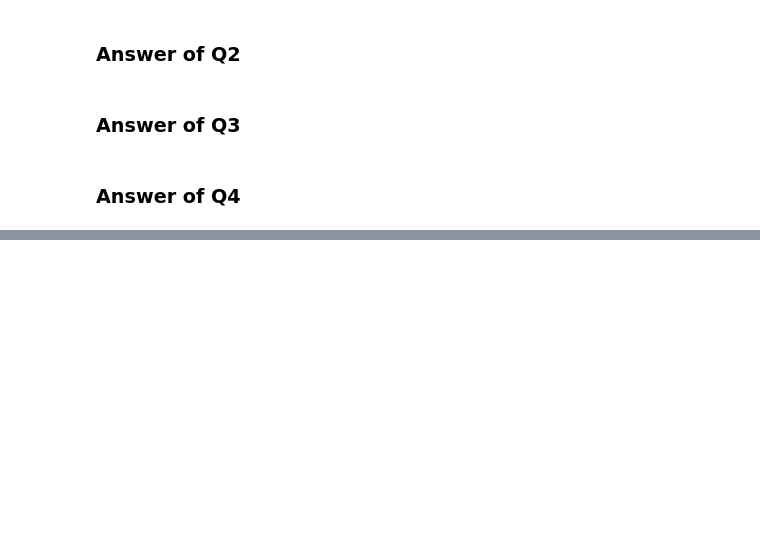
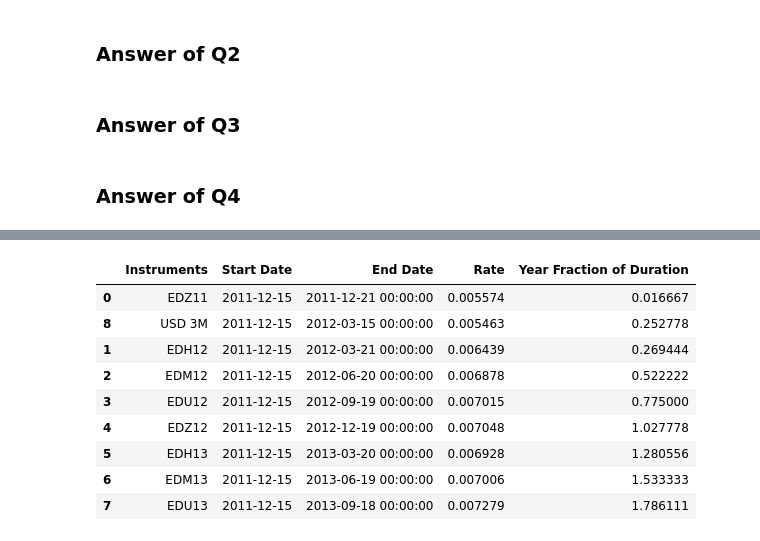
Before and after one commit to vivekfe/MTH9878_Interest_Rate_Model, a Jupyter notebook: HW1/MTH9878_HW1_Groupx.ipynb, the cells around one changed output, grey strips where cells are left out. Cells and saved outputs as stored; diff of their text form; code cells hidden in the pictures; blank space fills up the shorter version.

```diff
--- a/HW1/MTH9878_HW1_Groupx.ipynb
+++ b/HW1/MTH9878_HW1_Groupx.ipynb
@@ -201,0 +266,22 @@ def BE_swap_rate(coupon_f,frequency_f,f_f,flag_f,
+# %%
+"""
+Eurodollar future also called LIBOR future, thereby using df_EDF and 3M LIBOR in df_LIB to
+build the instantaneous LIBOR curve
+"""
+# Combine the date of 3M LIBOR and Eurodollar futures
+df_LIBOR=df_EDF[['Instruments','Start Date','IMM date','Rate','Year Fraction of Duration']]
+df_LIBOR.rename(columns={'IMM date':'End Date'},inplace=True) # change the name of IMM date to End date
+df_LIBOR=df_LIBOR.append(df_LIB.iloc[1],ignore_index=True)  # Add the 3M LIBOR to the Eurodollar futures
+df_LIBOR.sort_values(by='Year Fraction of Duration',inplace=True) # Sort the values by year fraction
+df_LIBOR
+# %% [output]
+|  | Instruments | Start Date | End Date | Rate | Year Fraction of Duration |
+| 0 | EDZ11 | 2011-12-15 | 2011-12-21 00:00:00 | 0.005574 | 0.016667 |
+| 8 | USD 3M | 2011-12-15 | 2012-03-15 00:00:00 | 0.005463 | 0.252778 |
+| 1 | EDH12 | 2011-12-15 | 2012-03-21 00:00:00 | 0.006439 | 0.269444 |
+| 2 | EDM12 | 2011-12-15 | 2012-06-20 00:00:00 | 0.006878 | 0.522222 |
+| 3 | EDU12 | 2011-12-15 | 2012-09-19 00:00:00 | 0.007015 | 0.775000 |
+| 4 | EDZ12 | 2011-12-15 | 2012-12-19 00:00:00 | 0.007048 | 1.027778 |
+| 5 | EDH13 | 2011-12-15 | 2013-03-20 00:00:00 | 0.006928 | 1.280556 |
+| 6 | EDM13 | 2011-12-15 | 2013-06-19 00:00:00 | 0.007006 | 1.533333 |
+| 7 | EDU13 | 2011-12-15 | 2013-09-18 00:00:00 | 0.007279 | 1.786111 |
```
Also changed, not shown: parts of 18 cells of this notebook.
